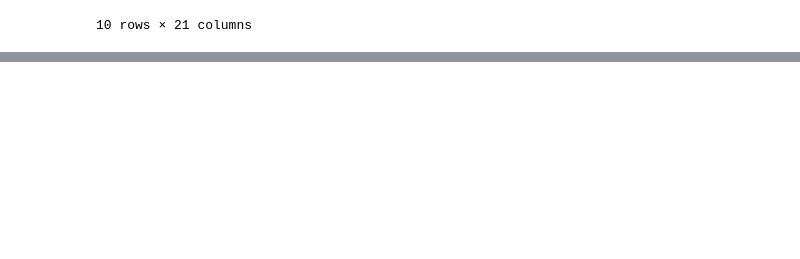
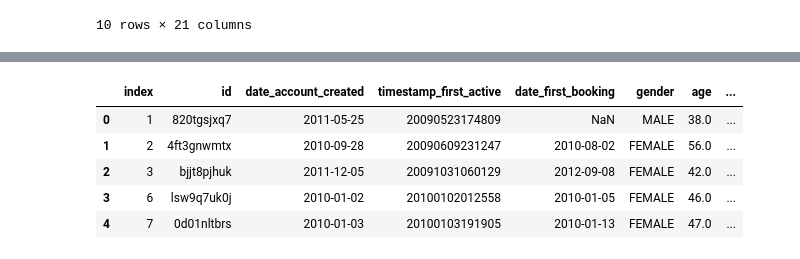
Before and after one commit to kalasahil/airBNB, a Jupyter notebook: Explore.ipynb, the cells around one changed output, grey strips where cells are left out. Saved outputs shown, nothing was run; the diff lists cells and outputs as text; code cells hidden in the pictures; blank space fills up the shorter version.

```diff
--- a/Explore.ipynb
+++ b/Explore.ipynb
@@ -111,0 +146,9 @@ age_bkt.pivot_table(index='country_destination',columns='age_bucket',values='pop
+# %%
+User_With_Session_Statistic.head(5)
+# %% [output]
+|  | index | id | date_account_created | timestamp_first_active | date_first_booking | gender | age | ... |
+| 0 | 1 | 820tgsjxq7 | 2011-05-25 | 20090523174809 | NaN | MALE | 38.0 | ... |
+| 1 | 2 | 4ft3gnwmtx | 2010-09-28 | 20090609231247 | 2010-08-02 | FEMALE | 56.0 | ... |
+| 2 | 3 | bjjt8pjhuk | 2011-12-05 | 20091031060129 | 2012-09-08 | FEMALE | 42.0 | ... |
+| 3 | 6 | lsw9q7uk0j | 2010-01-02 | 20100102012558 | 2010-01-05 | FEMALE | 46.0 | ... |
+| 4 | 7 | 0d01nltbrs | 2010-01-03 | 20100103191905 | 2010-01-13 | FEMALE | 47.0 | ... |
```
Also changed, not shown: parts of 10 cells of this notebook.
